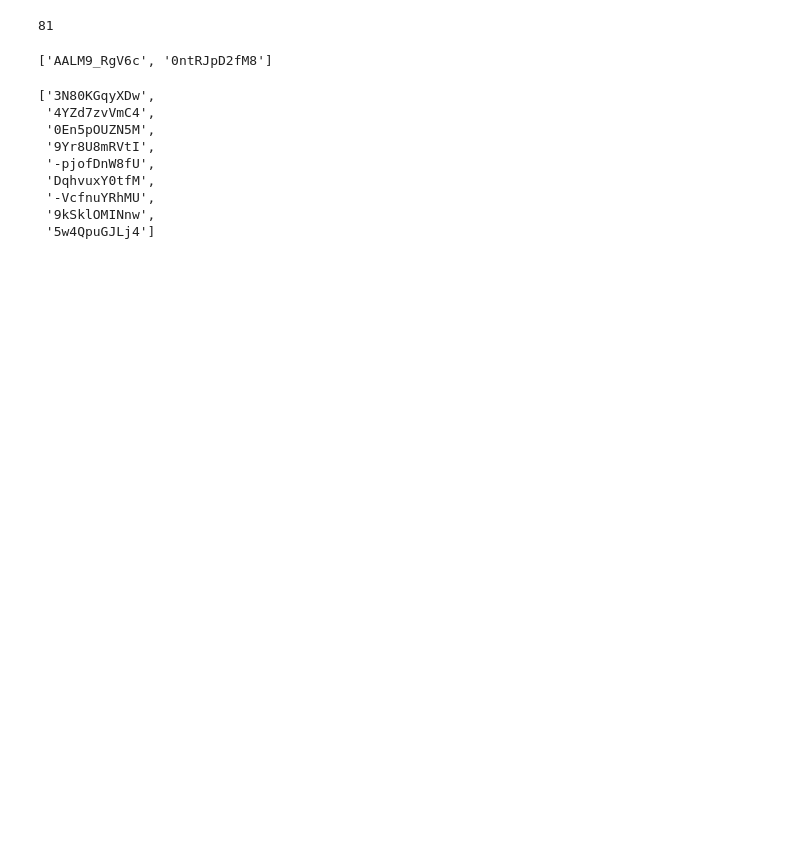
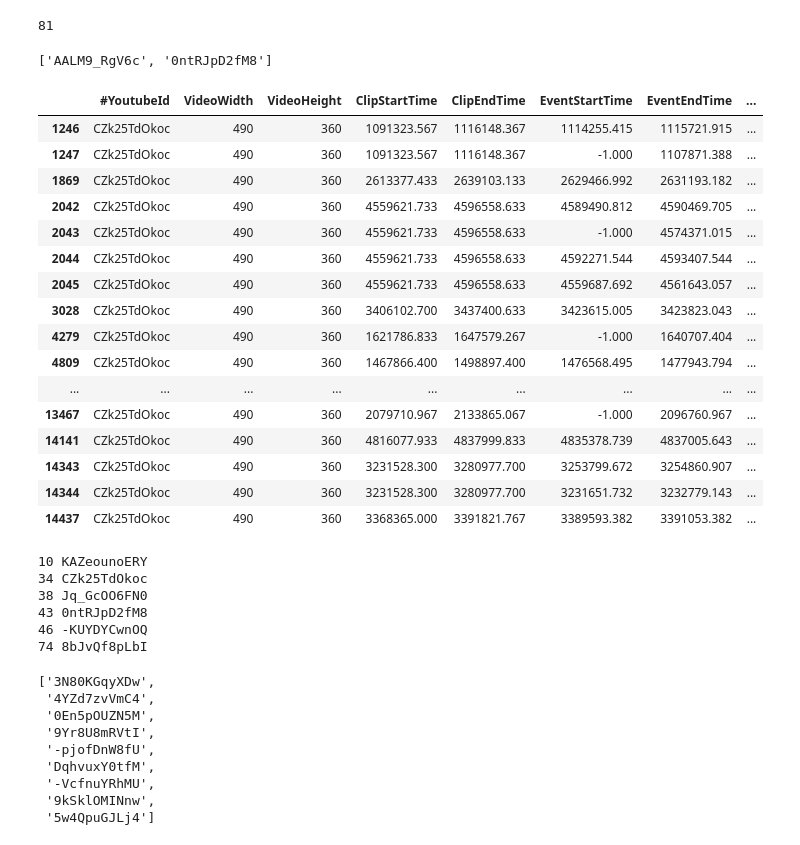
Before and after one commit to atakanguney/computer-vision-term-project, a Jupyter notebook: code/DataExtraction.ipynb, the cells around one changed output. Cells and saved outputs as stored; diff of their text form; code cells hidden in the pictures; blank space fills up the shorter version.

```diff
--- a/code/DataExtraction.ipynb
+++ b/code/DataExtraction.ipynb
@@ -427,6 +409,37 @@ len(video_ids)
 video_ids [42:44]
 # %% [output]
 ['AALM9_RgV6c', '0ntRJpD2fM8']
+# %%
+event_data[event_data["#YoutubeId"]=="CZk25TdOkoc"]
+# %% [output]
+|  | #YoutubeId | VideoWidth | VideoHeight | ClipStartTime | ClipEndTime | EventStartTime | EventEndTime | ... |
+| 1246 | CZk25TdOkoc | 490 | 360 | 1091323.567 | 1116148.367 | 1114255.415 | 1115721.915 | ... |
+| 1247 | CZk25TdOkoc | 490 | 360 | 1091323.567 | 1116148.367 | -1.000 | 1107871.388 | ... |
+| 1869 | CZk25TdOkoc | 490 | 360 | 2613377.433 | 2639103.133 | 2629466.992 | 2631193.182 | ... |
+| 2042 | CZk25TdOkoc | 490 | 360 | 4559621.733 | 4596558.633 | 4589490.812 | 4590469.705 | ... |
+| 2043 | CZk25TdOkoc | 490 | 360 | 4559621.733 | 4596558.633 | -1.000 | 4574371.015 | ... |
+| 2044 | CZk25TdOkoc | 490 | 360 | 4559621.733 | 4596558.633 | 4592271.544 | 4593407.544 | ... |
+| 2045 | CZk25TdOkoc | 490 | 360 | 4559621.733 | 4596558.633 | 4559687.692 | 4561643.057 | ... |
+| 3028 | CZk25TdOkoc | 490 | 360 | 3406102.700 | 3437400.633 | 3423615.005 | 3423823.043 | ... |
+| 4279 | CZk25TdOkoc | 490 | 360 | 1621786.833 | 1647579.267 | -1.000 | 1640707.404 | ... |
+| 4809 | CZk25TdOkoc | 490 | 360 | 1467866.400 | 1498897.400 | 1476568.495 | 1477943.794 | ... |
+| ... | ... | ... | ... | ... | ... | ... | ... | ... |
+| 13467 | CZk25TdOkoc | 490 | 360 | 2079710.967 | 2133865.067 | -1.000 | 2096760.967 | ... |
+| 14141 | CZk25TdOkoc | 490 | 360 | 4816077.933 | 4837999.833 | 4835378.739 | 4837005.643 | ... |
+| 14343 | CZk25TdOkoc | 490 | 360 | 3231528.300 | 3280977.700 | 3253799.672 | 3254860.907 | ... |
+| 14344 | CZk25TdOkoc | 490 | 360 | 3231528.300 | 3280977.700 | 3231651.732 | 3232779.143 | ... |
+| 14437 | CZk25TdOkoc | 490 | 360 | 3368365.000 | 3391821.767 | 3389593.382 | 3391053.382 | ... |
+# %%
+for idx, _id in enumerate(video_ids):
+    if _id not in event_features_ids:
+        print(idx, _id)
+# %% [output]
+10 KAZeounoERY
+34 CZk25TdOkoc
+38 Jq_GcOO6FN0
+43 0ntRJpD2fM8
+46 -KUYDYCwnOQ
+74 8bJvQf8pLbI
 # %%
 video_ids[11:20]
 # %% [output]
```
Also changed, not shown: parts of 4 cells of this notebook, 3 other files.
